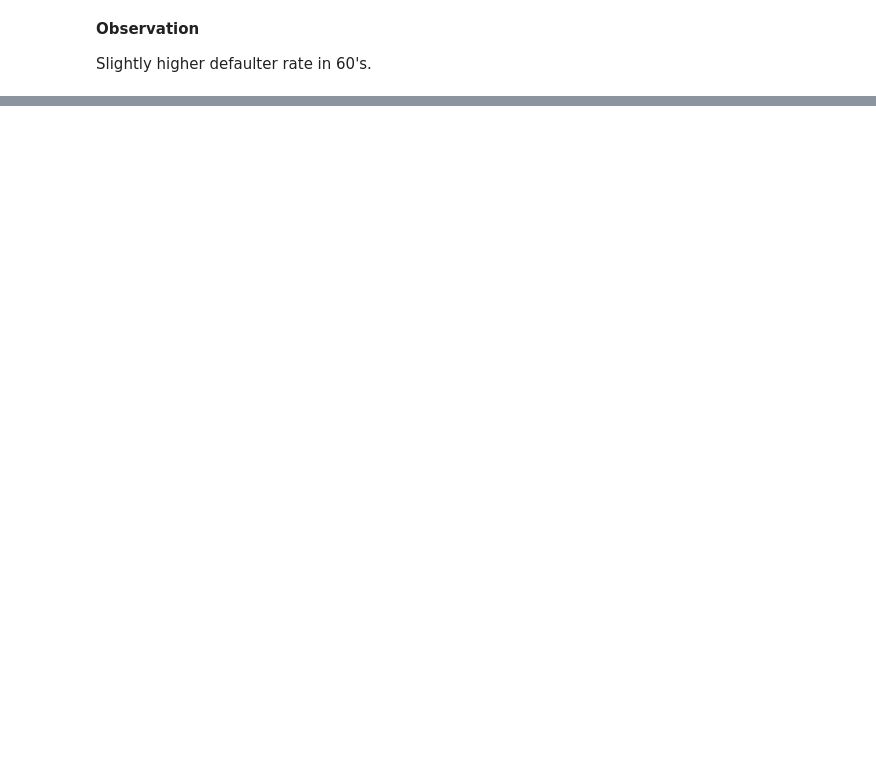
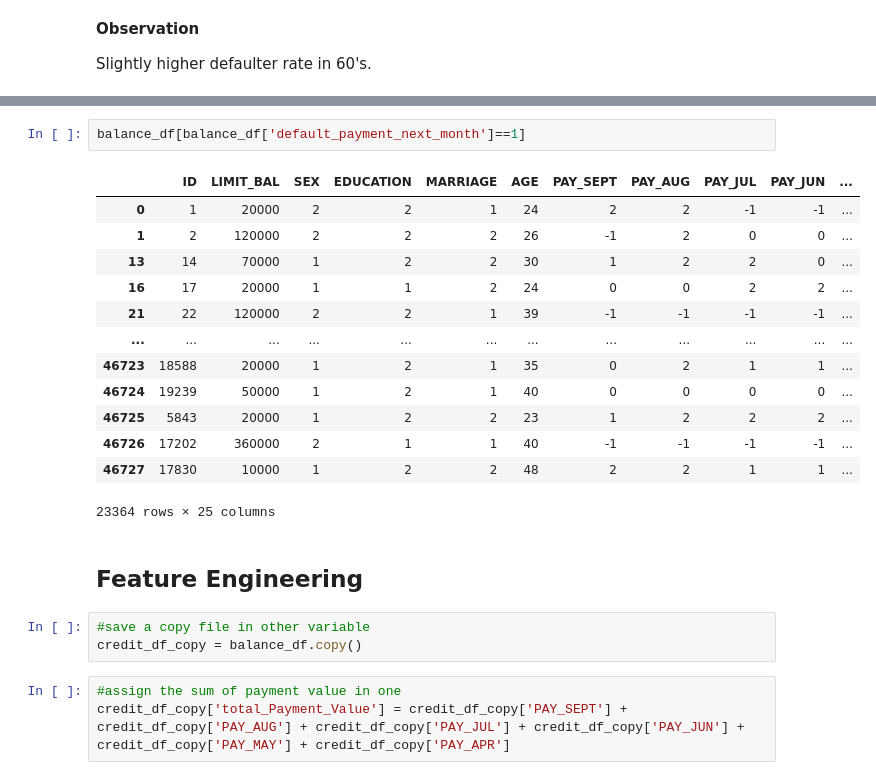
Before and after one commit to Tanushri920/Credit-card-default-Prediction, a Jupyter notebook: Credit_Card_Default_Prediction_Capstone_Project.ipynb, the cells around one changed output, grey strips where cells are left out. Cells and saved outputs as stored; diff of their text form; blank space fills up the shorter version.

```diff
--- a/Credit_Card_Default_Prediction_Capstone_Project.ipynb
+++ b/Credit_Card_Default_Prediction_Capstone_Project.ipynb
@@ -658,0 +732,24 @@ Slightly higher defaulter rate in 60's.
+# %%
+balance_df[balance_df['default_payment_next_month']==1]
+# %% [output]
+|  | ID | LIMIT_BAL | SEX | EDUCATION | MARRIAGE | AGE | PAY_SEPT | PAY_AUG | PAY_JUL | PAY_JUN | ... |
+| 0 | 1 | 20000 | 2 | 2 | 1 | 24 | 2 | 2 | -1 | -1 | ... |
+| 1 | 2 | 120000 | 2 | 2 | 2 | 26 | -1 | 2 | 0 | 0 | ... |
+| 13 | 14 | 70000 | 1 | 2 | 2 | 30 | 1 | 2 | 2 | 0 | ... |
+| 16 | 17 | 20000 | 1 | 1 | 2 | 24 | 0 | 0 | 2 | 2 | ... |
+| 21 | 22 | 120000 | 2 | 2 | 1 | 39 | -1 | -1 | -1 | -1 | ... |
+| ... | ... | ... | ... | ... | ... | ... | ... | ... | ... | ... | ... |
+| 46723 | 18588 | 20000 | 1 | 2 | 1 | 35 | 0 | 2 | 1 | 1 | ... |
+| 46724 | 19239 | 50000 | 1 | 2 | 1 | 40 | 0 | 0 | 0 | 0 | ... |
+| 46725 | 5843 | 20000 | 1 | 2 | 2 | 23 | 1 | 2 | 2 | 2 | ... |
+| 46726 | 17202 | 360000 | 2 | 1 | 1 | 40 | -1 | -1 | -1 | -1 | ... |
+| 46727 | 17830 | 10000 | 1 | 2 | 2 | 48 | 2 | 2 | 1 | 1 | ... |
+23364 rows × 25 columns
+# %% [markdown]
+## **Feature Engineering**
+# %%
+#save a copy file in other variable
+credit_df_copy = balance_df.copy()
+# %%
+#assign the sum of payment value in one
+credit_df_copy['total_Payment_Value'] = credit_df_copy['PAY_SEPT'] + credit_df_copy['PAY_AUG'] + credit_df_copy['PAY_JUL'] + credit_df_copy['PAY_JUN'] + credit_df_copy['PAY_MAY'] + credit_df_copy['PAY_APR']
```
Also changed, not shown: parts of 28 cells of this notebook.
